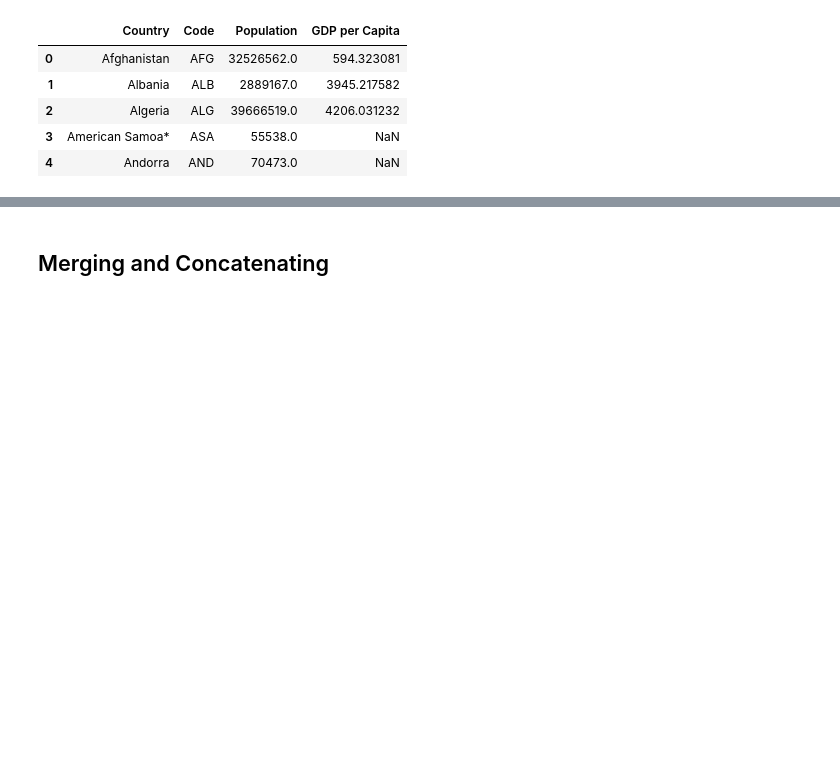
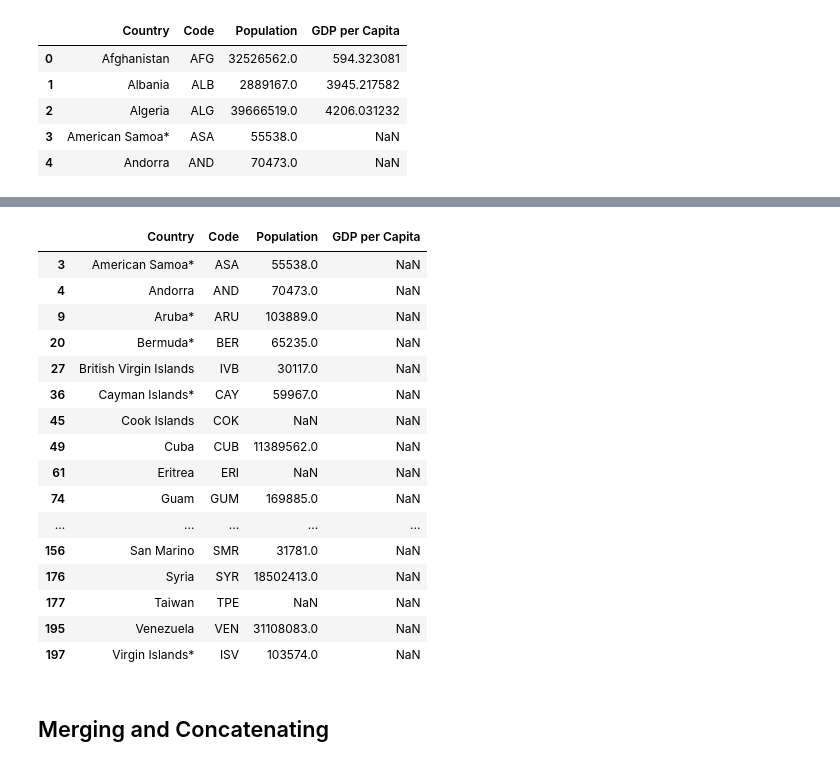
Before and after one commit to hamednasr/Explanatory-Data-Analysis, a Jupyter notebook: Explanatory_DataAnalysis_Challenge.ipynb, the cells around one changed output, grey strips where cells are left out. Cells and saved outputs as stored; diff of their text form; code cells hidden in the pictures; blank space fills up the shorter version.

```diff
--- a/Explanatory_DataAnalysis_Challenge.ipynb
+++ b/Explanatory_DataAnalysis_Challenge.ipynb
@@ -39,3 +104,23 @@ dictionary.head()
+# %%
+dictionary[dictionary.isna().any(axis=1)]
+# %% [output]
+|  | Country | Code | Population | GDP per Capita |
+| 3 | American Samoa* | ASA | 55538.0 | NaN |
+| 4 | Andorra | AND | 70473.0 | NaN |
+| 9 | Aruba* | ARU | 103889.0 | NaN |
+| 20 | Bermuda* | BER | 65235.0 | NaN |
+| 27 | British Virgin Islands | IVB | 30117.0 | NaN |
+| 36 | Cayman Islands* | CAY | 59967.0 | NaN |
+| 45 | Cook Islands | COK | NaN | NaN |
+| 49 | Cuba | CUB | 11389562.0 | NaN |
+| 61 | Eritrea | ERI | NaN | NaN |
+| 74 | Guam | GUM | 169885.0 | NaN |
+| ... | ... | ... | ... | ... |
+| 156 | San Marino | SMR | 31781.0 | NaN |
+| 176 | Syria | SYR | 18502413.0 | NaN |
+| 177 | Taiwan | TPE | NaN | NaN |
+| 195 | Venezuela | VEN | 31108083.0 | NaN |
+| 197 | Virgin Islands* | ISV | 103574.0 | NaN |
 # %% [markdown]
 ## Merging and Concatenating
 # %% [markdown]
```
Also changed, not shown: parts of 8 cells of this notebook.
